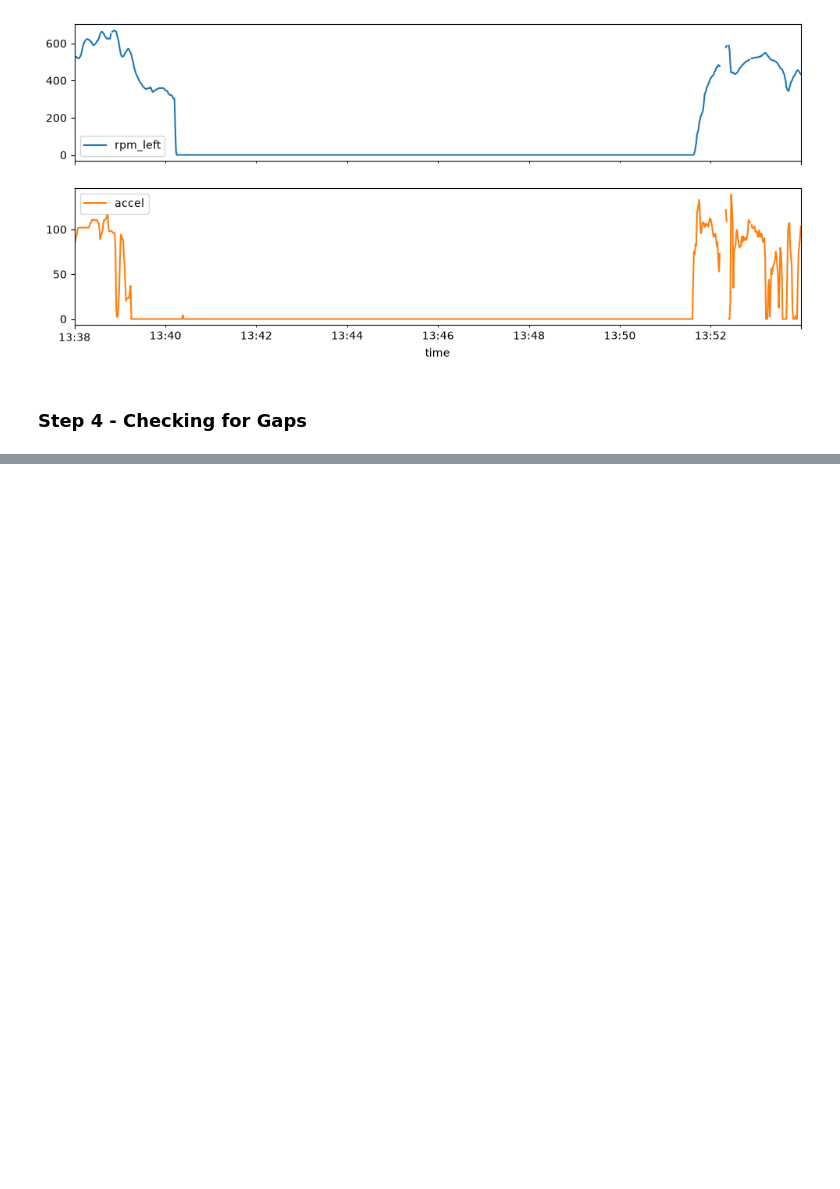
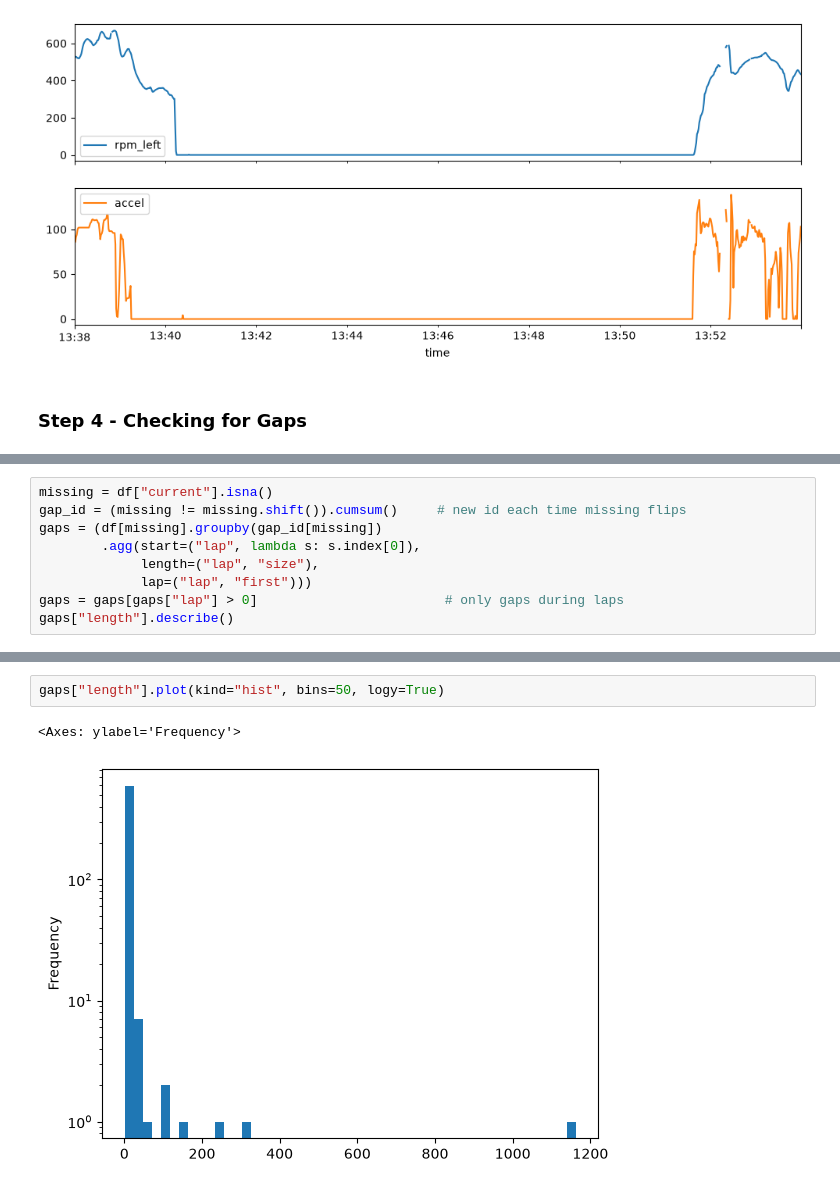
Before and after one commit to jiachengw-sf/calsol_data_analysis, a Jupyter notebook: q1_analysis.ipynb, the cells around one changed output, grey strips where cells are left out. Drawn from its saved outputs; the diff is of its cells as text; blank space fills up the shorter version.

```diff
--- a/q1_analysis.ipynb
+++ b/q1_analysis.ipynb
@@ -157,0 +179,9 @@ array([<Axes: xlabel='time'>, <Axes: xlabel='time'>], dtype=object)
+# %%
+missing = df["current"].isna()
+gap_id = (missing != missing.shift()).cumsum()     # new id each time missing flips
+gaps = (df[missing].groupby(gap_id[missing])
+        .agg(start=("lap", lambda s: s.index[0]),
+             length=("lap", "size"),
+             lap=("lap", "first")))
+gaps = gaps[gaps["lap"] > 0]                        # only gaps during laps
+gaps["length"].describe()
@@ -157,0 +198,5 @@ array([<Axes: xlabel='time'>, <Axes: xlabel='time'>], dtype=object)
+# %%
+gaps["length"].plot(kind="hist", bins=50, logy=True)
+# %% [output]
+<Axes: ylabel='Frequency'>
+[figure, added]
```
Also changed, not shown: parts of 6 cells of this notebook.
